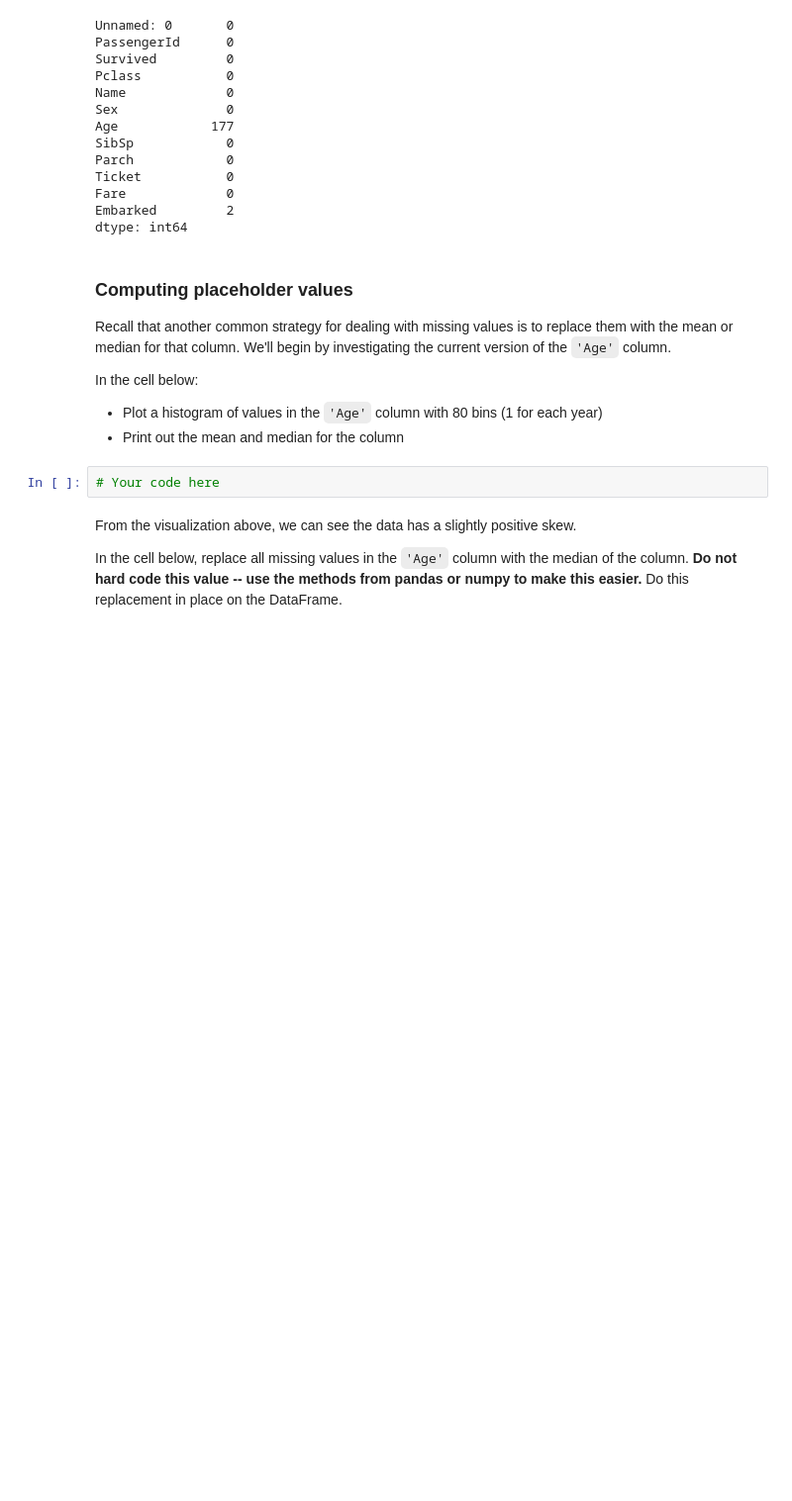
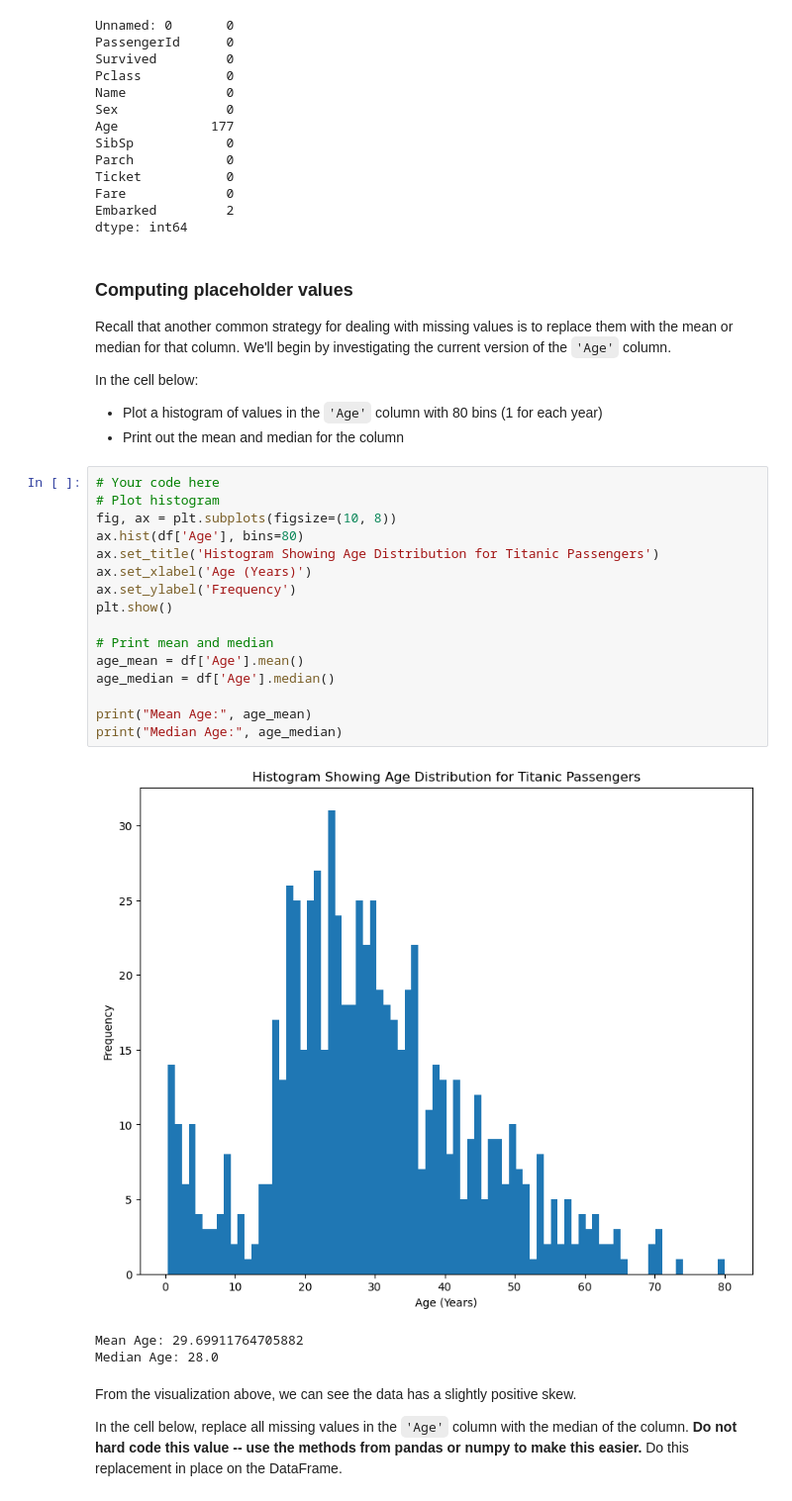
Before and after one commit to Orandifelix/dsc-dealing-missing-data-lab, a Jupyter notebook: index.ipynb, the cells around one changed output. Shown at 99% size. Drawn from its saved outputs; the diff is of its cells as text; blank space fills up the shorter version.

```diff
--- a/index.ipynb
+++ b/index.ipynb
@@ -188,8 +188,26 @@ In the cell below:
 
 * Plot a histogram of values in the `'Age'` column with 80 bins (1 for each year)
 * Print out the mean and median for the column
-# %%
-# Your code here
+# %%
+# Your code here
+# Plot histogram
+fig, ax = plt.subplots(figsize=(10, 8))
+ax.hist(df['Age'], bins=80)
+ax.set_title('Histogram Showing Age Distribution for Titanic Passengers')
+ax.set_xlabel('Age (Years)')
+ax.set_ylabel('Frequency')
+plt.show()
+
+# Print mean and median
+age_mean = df['Age'].mean()
+age_median = df['Age'].median()
+
+print("Mean Age:", age_mean)
+print("Median Age:", age_median)
+# %% [output]
+[figure, added]
+Mean Age: 29.69911764705882
+Median Age: 28.0
 # %% [markdown]
 From the visualization above, we can see the data has a slightly positive skew.
 
```
Also changed, not shown: parts of 10 cells of this notebook.
